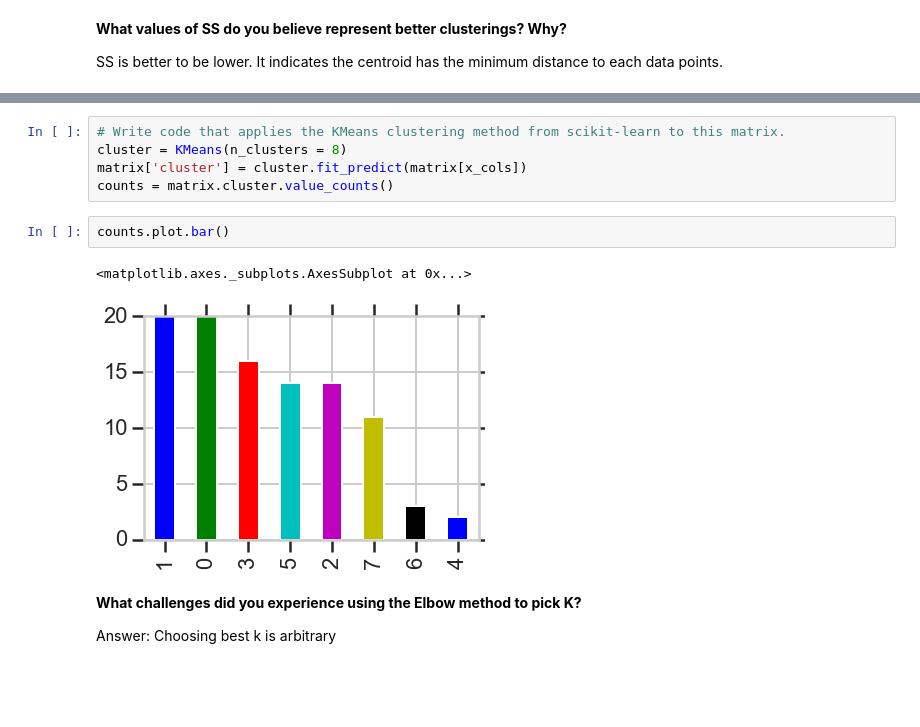
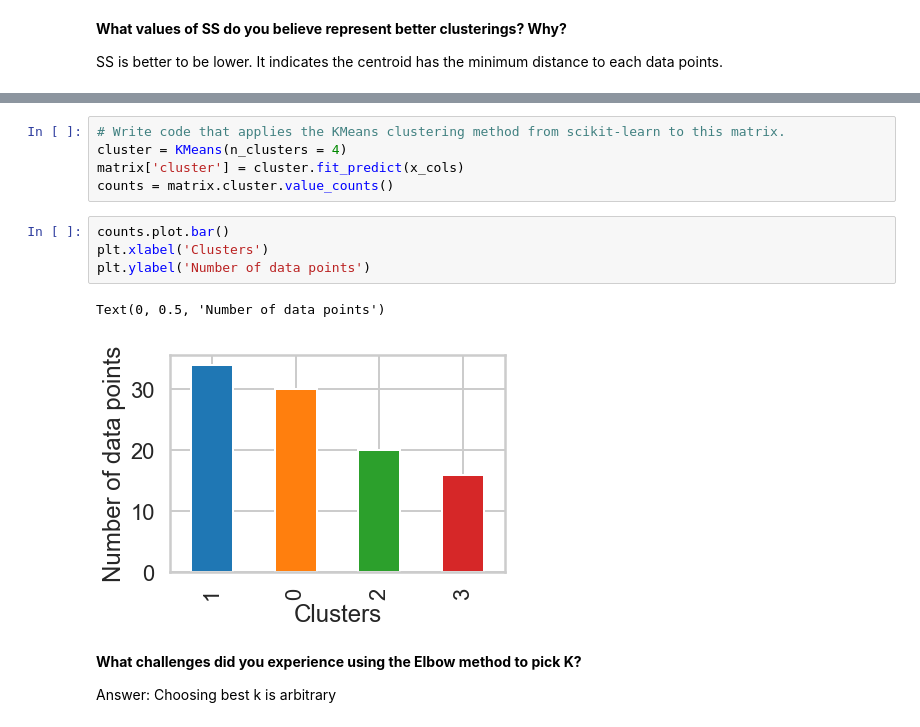
Before and after one commit to ChungHsuanKao/MachineLearning_Clustering, a Jupyter notebook: Mini_Project_Clustering.ipynb, the cells around one changed output, grey strips where cells are left out. Drawn from its saved outputs; the diff is of its cells as text; blank space fills up the shorter version.

```diff
--- a/Mini_Project_Clustering.ipynb
+++ b/Mini_Project_Clustering.ipynb
@@ -135,13 +159,15 @@ plt.xticks(ks)
 # %%
 # Write code that applies the KMeans clustering method from scikit-learn to this matrix.
-cluster = KMeans(n_clusters = 8)
-matrix['cluster'] = cluster.fit_predict(matrix[x_cols])
+cluster = KMeans(n_clusters = 4)
+matrix['cluster'] = cluster.fit_predict(x_cols)
 counts = matrix.cluster.value_counts()
-# %%
-counts.plot.bar()
-# %% [output]
-<matplotlib.axes._subplots.AxesSubplot at 0x...>
-[figure, removed]
+# %%
+counts.plot.bar()
+plt.xlabel('Clusters')
+plt.ylabel('Number of data points')
+# %% [output]
+Text(0, 0.5, 'Number of data points')
+[figure, added]
 # %% [markdown]
 **What challenges did you experience using the Elbow method to pick K?**
 
```
Also changed, not shown: parts of 13 cells of this notebook.
